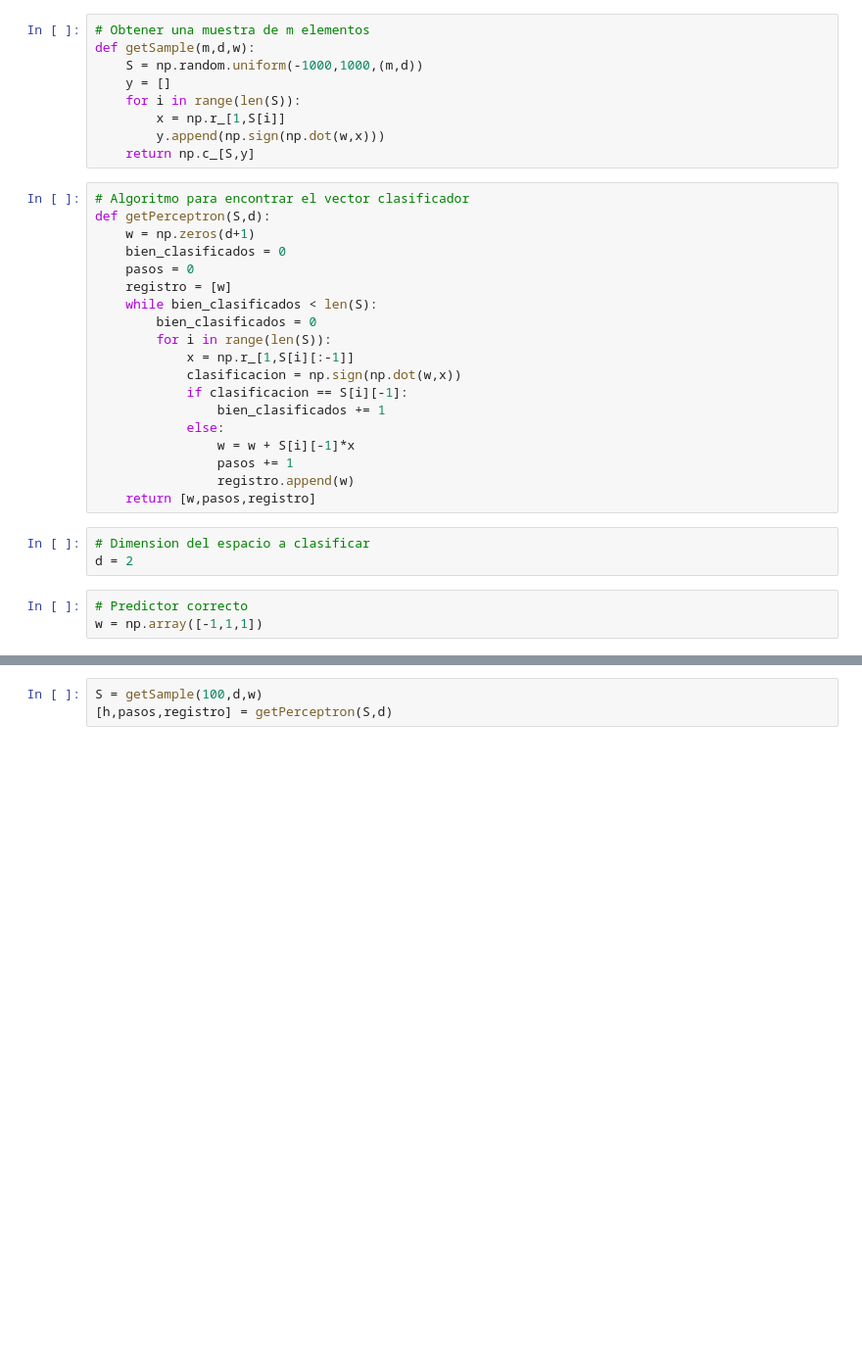
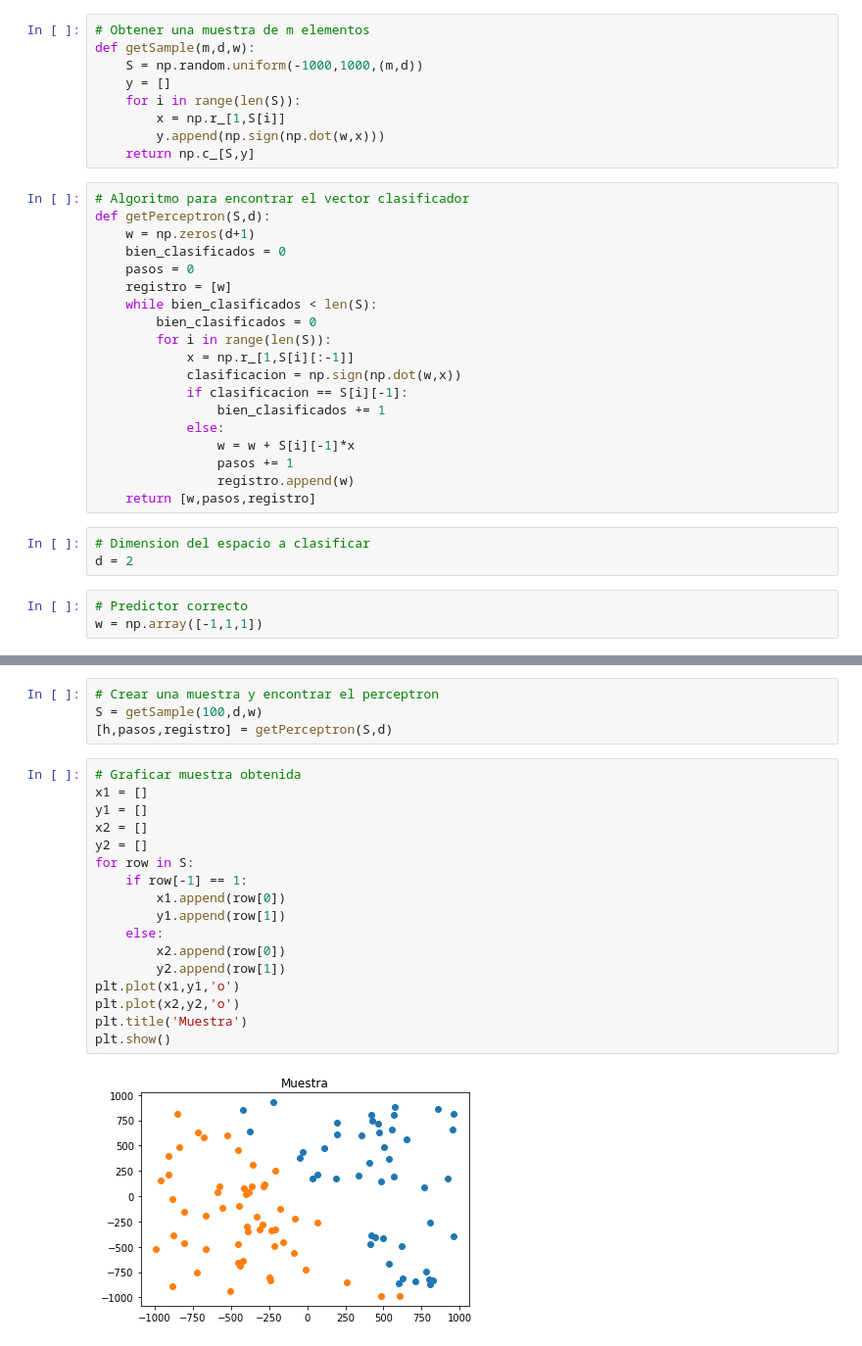
Before and after one commit to EstuarDiaz/MachineLearning, a Jupyter notebook: Perceptron.ipynb, the cells around one changed output, grey strips where cells are left out. Shown: that part at 98% size. Saved outputs shown, nothing was run; the diff lists cells and outputs as text; blank space fills up the shorter version.

```diff
--- a/Perceptron.ipynb
+++ b/Perceptron.ipynb
@@ -61,4 +81,24 @@ plt.show()
 # %%
+# Crear una muestra y encontrar el perceptron
 S = getSample(100,d,w)
 [h,pasos,registro] = getPerceptron(S,d)
+# %%
+# Graficar muestra obtenida
+x1 = []
+y1 = []
+x2 = []
+y2 = []
+for row in S:
+    if row[-1] == 1:
+        x1.append(row[0])
+        y1.append(row[1])
+    else:
+        x2.append(row[0])
+        y2.append(row[1])
+plt.plot(x1,y1,'o')
+plt.plot(x2,y2,'o')
+plt.title('Muestra')
+plt.show()
+# %% [output]
+[figure, added]
 # %%
```
Also changed, not shown: parts of 8 cells of this notebook.
